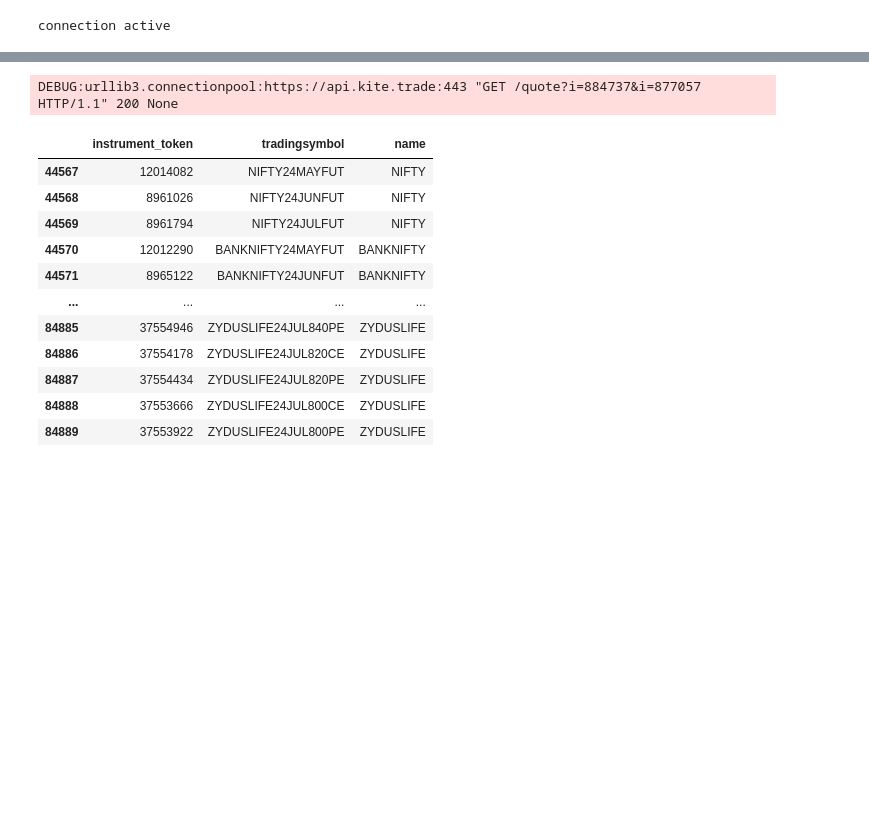
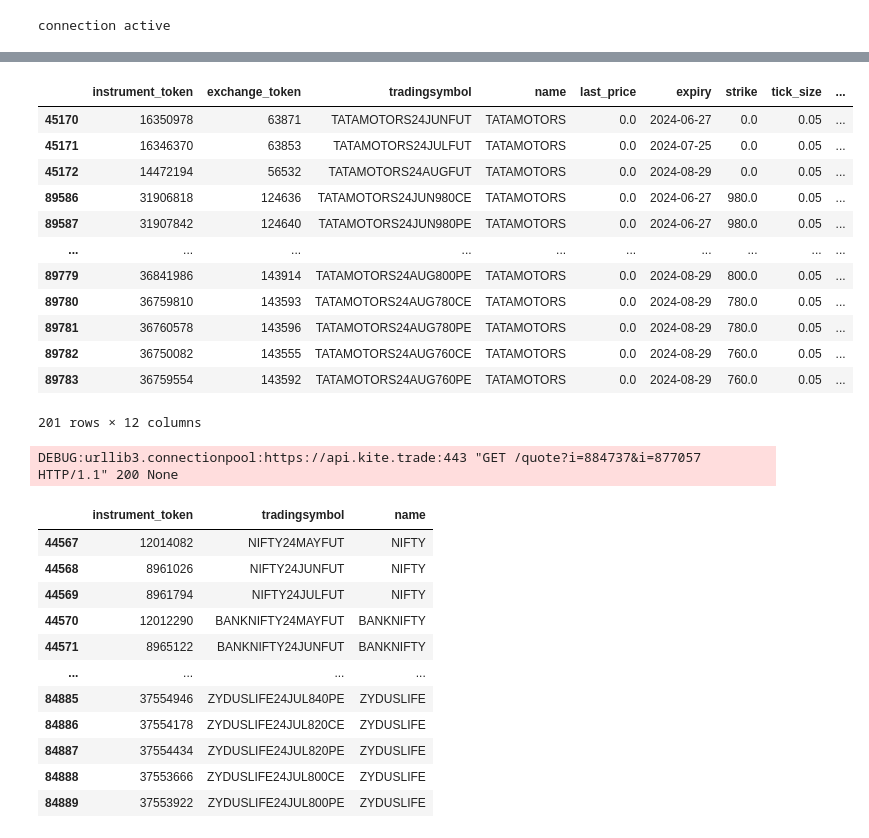
Before and after one commit to santoshbag/mrigAnalytics, a Jupyter notebook: kite.ipynb, the cells around one changed output, grey strips where cells are left out. Cells and saved outputs as stored; diff of their text form; code cells hidden in the pictures; blank space fills up the shorter version.

```diff
--- a/kite.ipynb
+++ b/kite.ipynb
@@ -29,3 +41,19 @@ DEBUG:urllib3.connectionpool:https://api.kite.trade:443 "GET /instruments HTTP/1
+# %%
+ins[ins['name'] == 'TATAMOTORS']
+# %% [output]
+|  | instrument_token | exchange_token | tradingsymbol | name | last_price | expiry | strike | tick_size | ... |
+| 45170 | 16350978 | 63871 | TATAMOTORS24JUNFUT | TATAMOTORS | 0.0 | 2024-06-27 | 0.0 | 0.05 | ... |
+| 45171 | 16346370 | 63853 | TATAMOTORS24JULFUT | TATAMOTORS | 0.0 | 2024-07-25 | 0.0 | 0.05 | ... |
+| 45172 | 14472194 | 56532 | TATAMOTORS24AUGFUT | TATAMOTORS | 0.0 | 2024-08-29 | 0.0 | 0.05 | ... |
+| 89586 | 31906818 | 124636 | TATAMOTORS24JUN980CE | TATAMOTORS | 0.0 | 2024-06-27 | 980.0 | 0.05 | ... |
+| 89587 | 31907842 | 124640 | TATAMOTORS24JUN980PE | TATAMOTORS | 0.0 | 2024-06-27 | 980.0 | 0.05 | ... |
+| ... | ... | ... | ... | ... | ... | ... | ... | ... | ... |
+| 89779 | 36841986 | 143914 | TATAMOTORS24AUG800PE | TATAMOTORS | 0.0 | 2024-08-29 | 800.0 | 0.05 | ... |
+| 89780 | 36759810 | 143593 | TATAMOTORS24AUG780CE | TATAMOTORS | 0.0 | 2024-08-29 | 780.0 | 0.05 | ... |
+| 89781 | 36760578 | 143596 | TATAMOTORS24AUG780PE | TATAMOTORS | 0.0 | 2024-08-29 | 780.0 | 0.05 | ... |
+| 89782 | 36750082 | 143555 | TATAMOTORS24AUG760CE | TATAMOTORS | 0.0 | 2024-08-29 | 760.0 | 0.05 | ... |
+| 89783 | 36759554 | 143592 | TATAMOTORS24AUG760PE | TATAMOTORS | 0.0 | 2024-08-29 | 760.0 | 0.05 | ... |
+201 rows × 12 columns
 # %%
 # ins[(ins['name'] == 'USDINR') & (ins['instrument_type'] == 'FUT') & (ins['exchange'] == 'CDS')].sort_values(by='expiry')
 # ins[(ins['name'] == 'CRUDEOIL') & (ins['instrument_type'] == 'FUT') & (ins['exchange'] == 'MCX')].sort_values(by='expiry')
```
Also changed, not shown: parts of 1 cell of this notebook, 26 other files.
